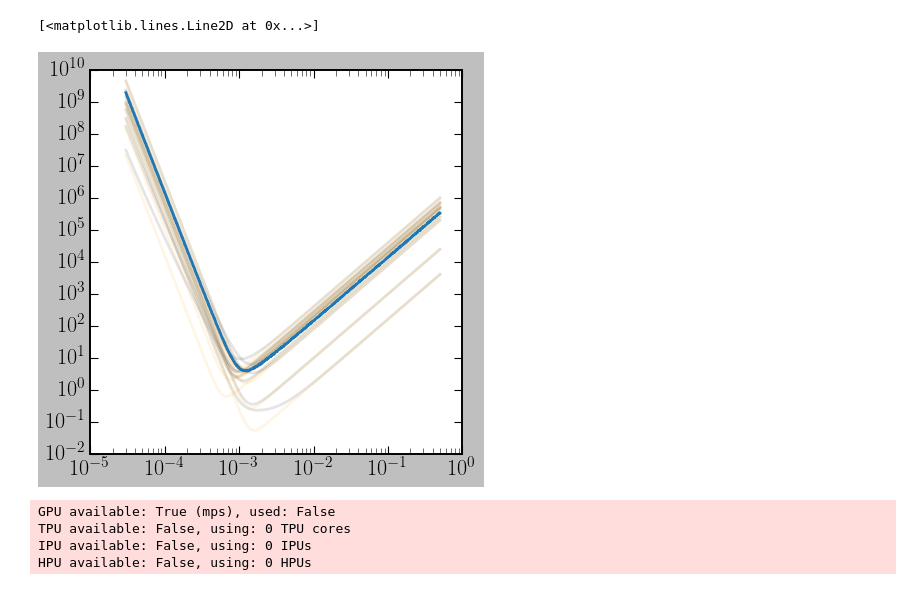
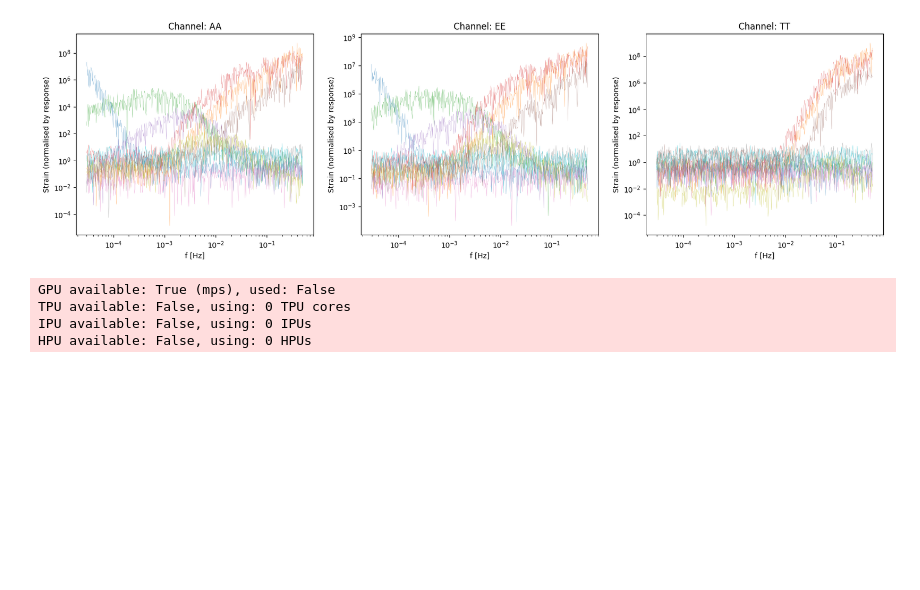
Before and after one commit to PEREGRINE-GW/saqqara, a Jupyter notebook: examples/fake_lisa/fake_lisa.ipynb, the cells around one changed output. Saved outputs shown, nothing was run; the diff lists cells and outputs as text; code cells hidden in the pictures; blank space fills up the shorter version.

```diff
--- a/examples/fake_lisa/fake_lisa.ipynb
+++ b/examples/fake_lisa/fake_lisa.ipynb
@@ -70,6 +246,0 @@ for tilt in np.linspace(-6.0, 2.0, 10):
-# %%
-from scipy.ndimage import gaussian_filter1d
-for TM in np.linspace(0., 6.0, 10):
-    for OMS in np.linspace(0.0, 30.0, 10):
-        sample = sim.sample(conditions={"z": np.array([-1.0, 1.0, TM, OMS])})
-        plt.semilogx(sim.f, gaussian_filter1d(sample["data"] ** 2 / sigmas2**2, sigma=10.), alpha=0.1)
@@ -78,5 +246,0 @@ for TM in np.linspace(0., 6.0, 10):
-# %%
-from scipy.ndimage import gaussian_filter1d
-for amp in np.linspace(-1.0, 1.0, 10)[::-1]:
-    sample = sim.sample(conditions={"z": np.array([amp, 0.0, 3.0, 15.0])})
-    plt.semilogx(sim.f, gaussian_filter1d(sample["data"] ** 2 / sigmas2**2, sigma=10.), alpha=0.7)
@@ -91,12 +247,19 @@ for tilt in np.linspace(-6.0, 2.0, 10)[::-1]:
-# %%
-for i in range(10):
-    sample = sim.sample(targets=["z", "temp_noise", "temp_signal"])
-    plt.loglog(
-        sim.f, sample["temp_noise"] + sample["temp_signal"], c="k", alpha=0.1
-    )
-    plt.loglog(sim.f, sample["temp_noise"], c="orange", alpha=0.1)
-plt.plot(sim.f, sigmas**2)
-# %% [output]
-[<matplotlib.lines.Line2D at 0x...>]
-[figure, removed]
+# %%
+fig = plt.figure(figsize=(20, 5))
+labels = ["AA", "EE", "TT"]
+for _ in range(10):
+    sample = sim.sample()
+    for i in range(3):
+        ax = plt.subplot(1, 3, i + 1)
+        plt.loglog(
+            sim.f,
+            sample["quadratic_data"][i, :] / sigmas[i, :]**2,
+            alpha=0.9,
+            lw=0.2,
+        )
+        plt.xlabel("f [Hz]")
+        plt.ylabel("Strain (normalised by response)")
+        plt.title(f"Channel: {labels[i]}")
+# %% [output]
+[figure, added]
 # %%
```
Also changed, not shown: parts of 48 cells of this notebook, 4 other files.
